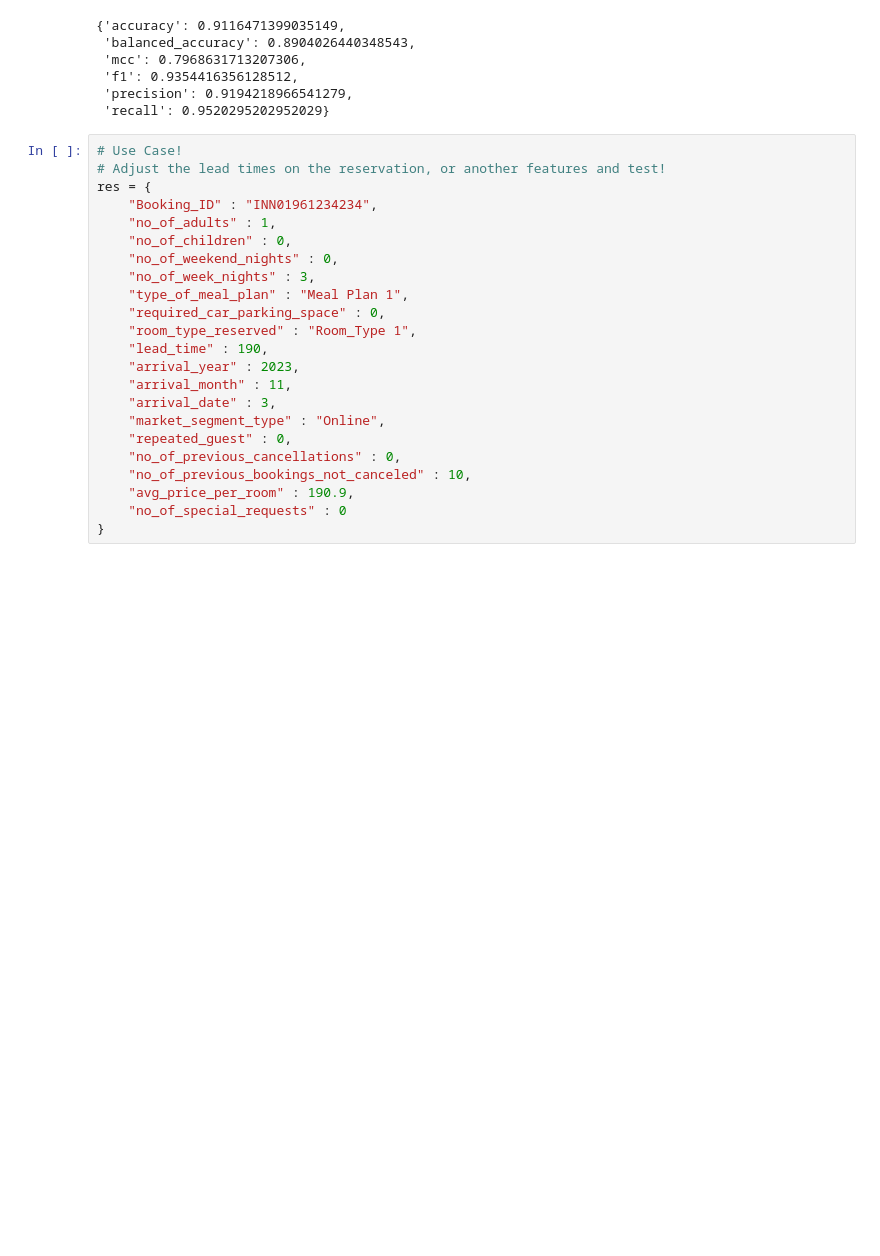
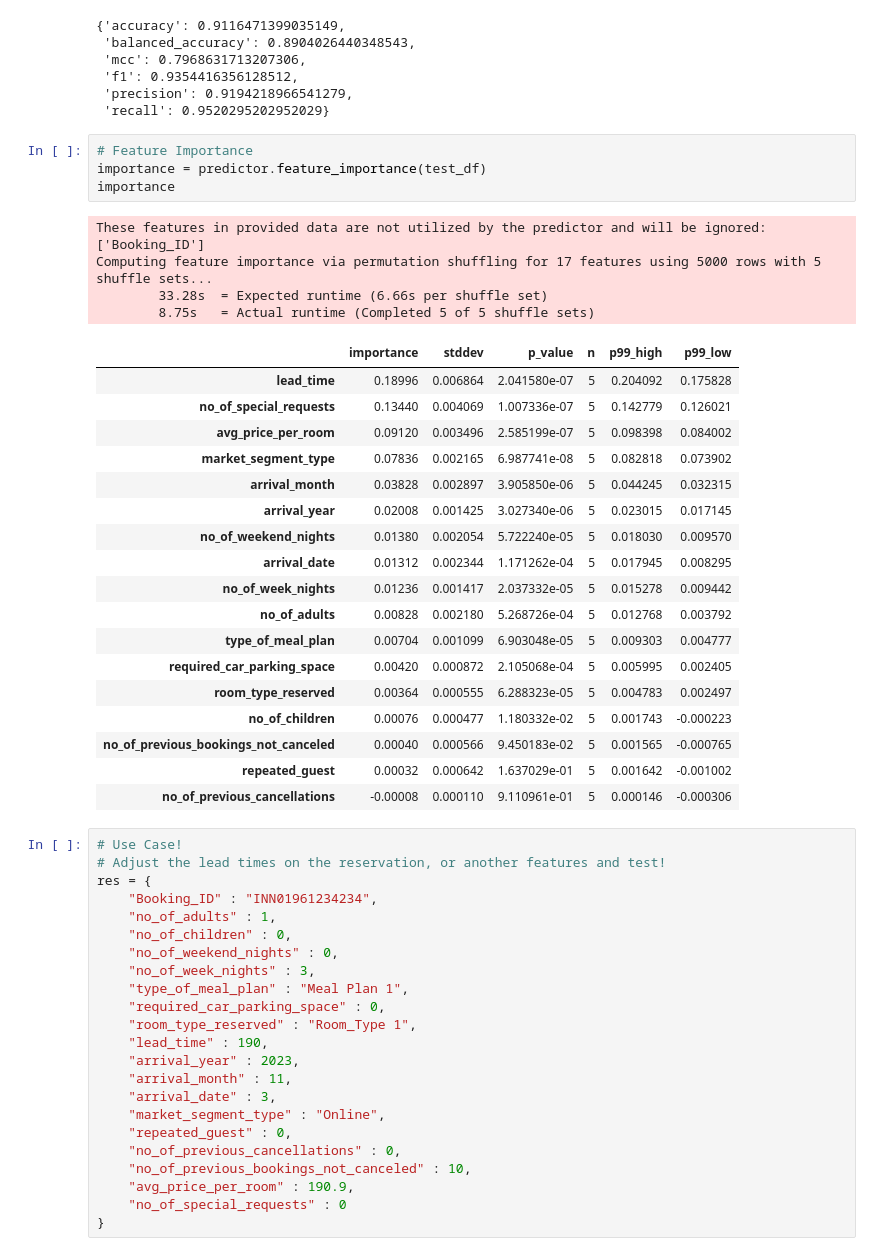
Before and after one commit to psdbia/Class-Share, a Jupyter notebook: Hotel Bookings Classification.ipynb, the cells around one changed output. Cells and saved outputs as stored; diff of their text form; blank space fills up the shorter version.

```diff
--- a/Hotel Bookings Classification.ipynb
+++ b/Hotel Bookings Classification.ipynb
@@ -147,6 +147,33 @@ metrics
  'f1': 0.9354416356128512,
  'precision': 0.9194218966541279,
  'recall': 0.9520295202952029}
+# %%
+# Feature Importance
+importance = predictor.feature_importance(test_df)
+importance
+# %% [output]
+These features in provided data are not utilized by the predictor and will be ignored: ['Booking_ID']
+Computing feature importance via permutation shuffling for 17 features using 5000 rows with 5 shuffle sets...
+        33.28s  = Expected runtime (6.66s per shuffle set)
+        8.75s   = Actual runtime (Completed 5 of 5 shuffle sets)
+|  | importance | stddev | p_value | n | p99_high | p99_low |
+| lead_time | 0.18996 | 0.006864 | 2.041580e-07 | 5 | 0.204092 | 0.175828 |
+| no_of_special_requests | 0.13440 | 0.004069 | 1.007336e-07 | 5 | 0.142779 | 0.126021 |
+| avg_price_per_room | 0.09120 | 0.003496 | 2.585199e-07 | 5 | 0.098398 | 0.084002 |
+| market_segment_type | 0.07836 | 0.002165 | 6.987741e-08 | 5 | 0.082818 | 0.073902 |
+| arrival_month | 0.03828 | 0.002897 | 3.905850e-06 | 5 | 0.044245 | 0.032315 |
+| arrival_year | 0.02008 | 0.001425 | 3.027340e-06 | 5 | 0.023015 | 0.017145 |
+| no_of_weekend_nights | 0.01380 | 0.002054 | 5.722240e-05 | 5 | 0.018030 | 0.009570 |
+| arrival_date | 0.01312 | 0.002344 | 1.171262e-04 | 5 | 0.017945 | 0.008295 |
+| no_of_week_nights | 0.01236 | 0.001417 | 2.037332e-05 | 5 | 0.015278 | 0.009442 |
+| no_of_adults | 0.00828 | 0.002180 | 5.268726e-04 | 5 | 0.012768 | 0.003792 |
+| type_of_meal_plan | 0.00704 | 0.001099 | 6.903048e-05 | 5 | 0.009303 | 0.004777 |
+| required_car_parking_space | 0.00420 | 0.000872 | 2.105068e-04 | 5 | 0.005995 | 0.002405 |
+| room_type_reserved | 0.00364 | 0.000555 | 6.288323e-05 | 5 | 0.004783 | 0.002497 |
+| no_of_children | 0.00076 | 0.000477 | 1.180332e-02 | 5 | 0.001743 | -0.000223 |
+| no_of_previous_bookings_not_canceled | 0.00040 | 0.000566 | 9.450183e-02 | 5 | 0.001565 | -0.000765 |
+| repeated_guest | 0.00032 | 0.000642 | 1.637029e-01 | 5 | 0.001642 | -0.001002 |
+| no_of_previous_cancellations | -0.00008 | 0.000110 | 9.110961e-01 | 5 | 0.000146 | -0.000306 |
 # %%
 # Use Case!
 # Adjust the lead times on the reservation, or another features and test!
```
Also changed, not shown: parts of 3 cells of this notebook.
